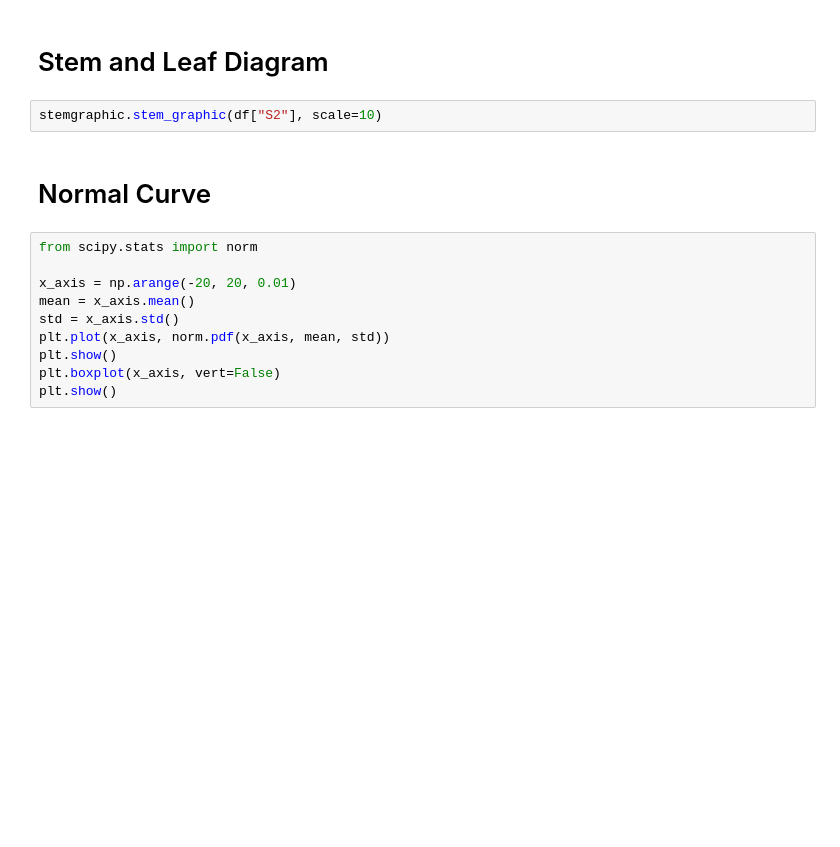
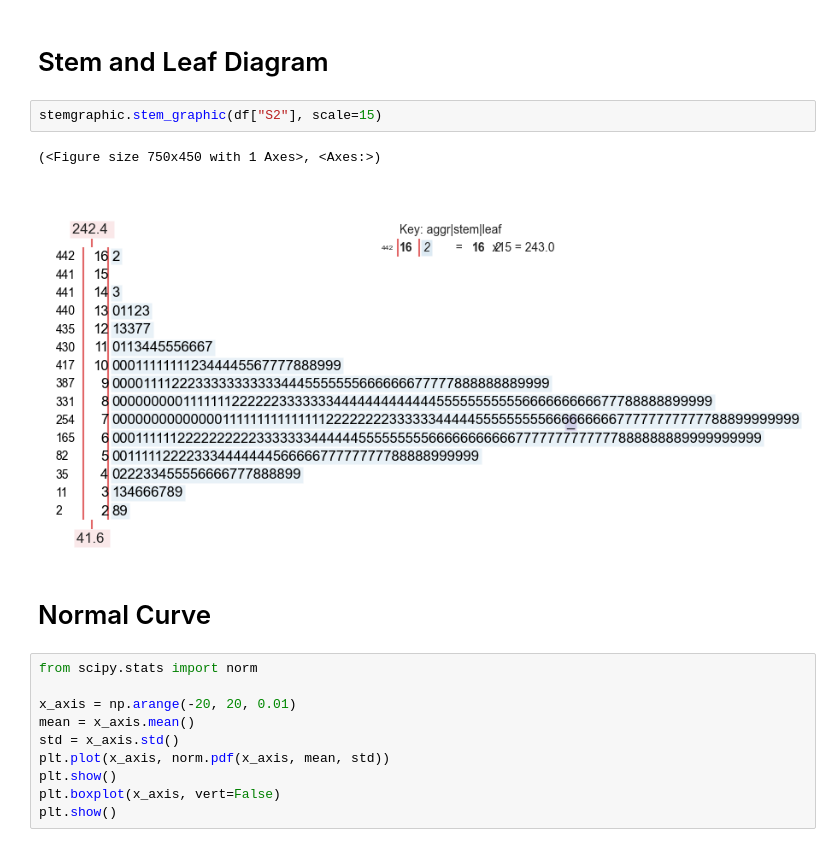
Before and after one commit to mohammadkarbalaee/data-mining-sbu-fall-2022, a Jupyter notebook: basic-statistics/00/00-Statistics.ipynb, the cells around one changed output. Saved outputs shown, nothing was run; the diff lists cells and outputs as text; blank space fills up the shorter version.

```diff
--- a/basic-statistics/00/00-Statistics.ipynb
+++ b/basic-statistics/00/00-Statistics.ipynb
@@ -506,7 +761,10 @@ df.kurtosis()
 # %% [markdown]
 # Stem and Leaf Diagram
 # %%
-stemgraphic.stem_graphic(df["S2"], scale=10)
+stemgraphic.stem_graphic(df["S2"], scale=15)
+# %% [output]
+(<Figure size 750x450 with 1 Axes>, <Axes:>)
+[figure, added]
 # %% [markdown]
 # Normal Curve
 # %%
```
Also changed, not shown: parts of 30 cells of this notebook, 6 other files.
